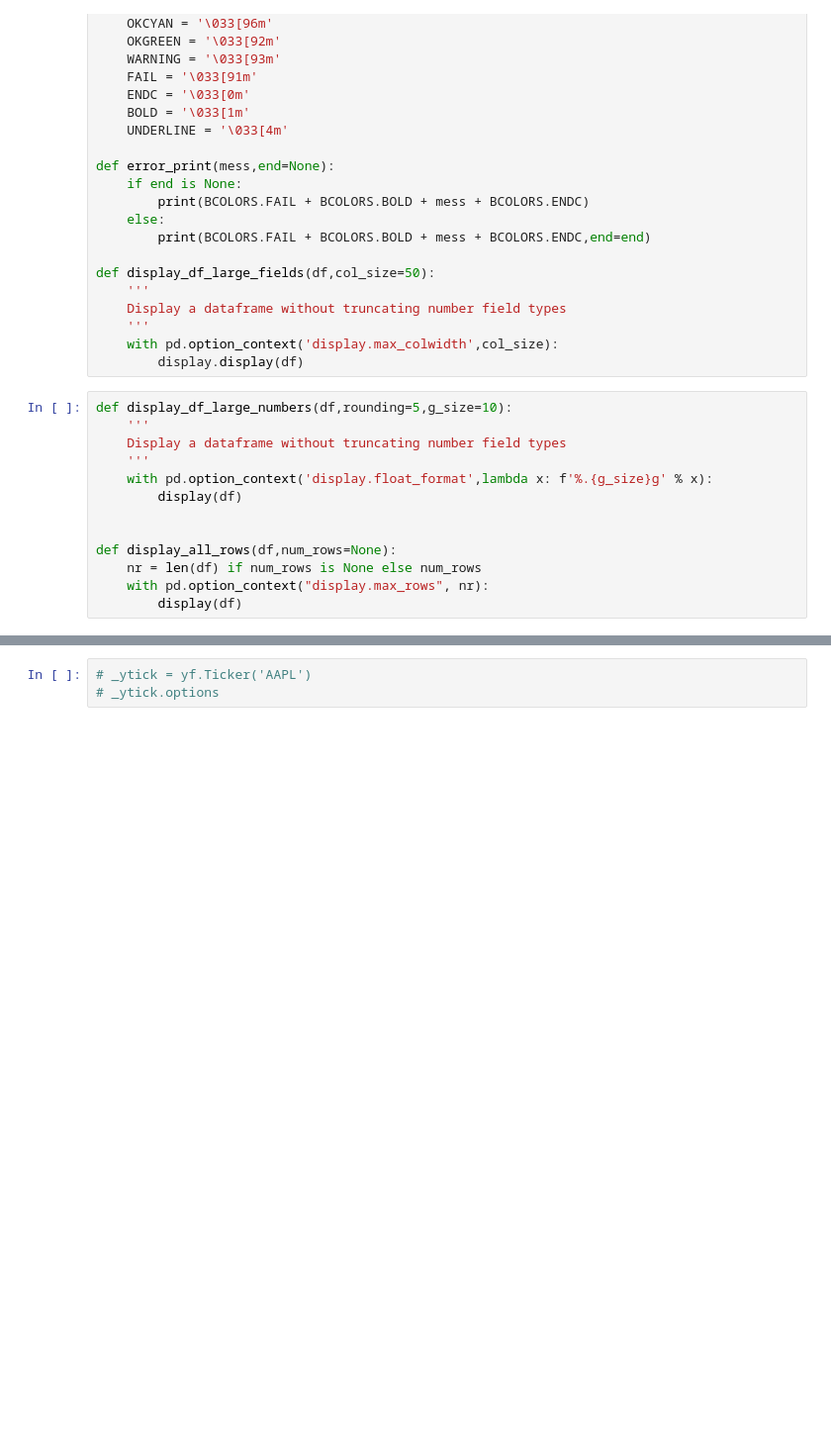
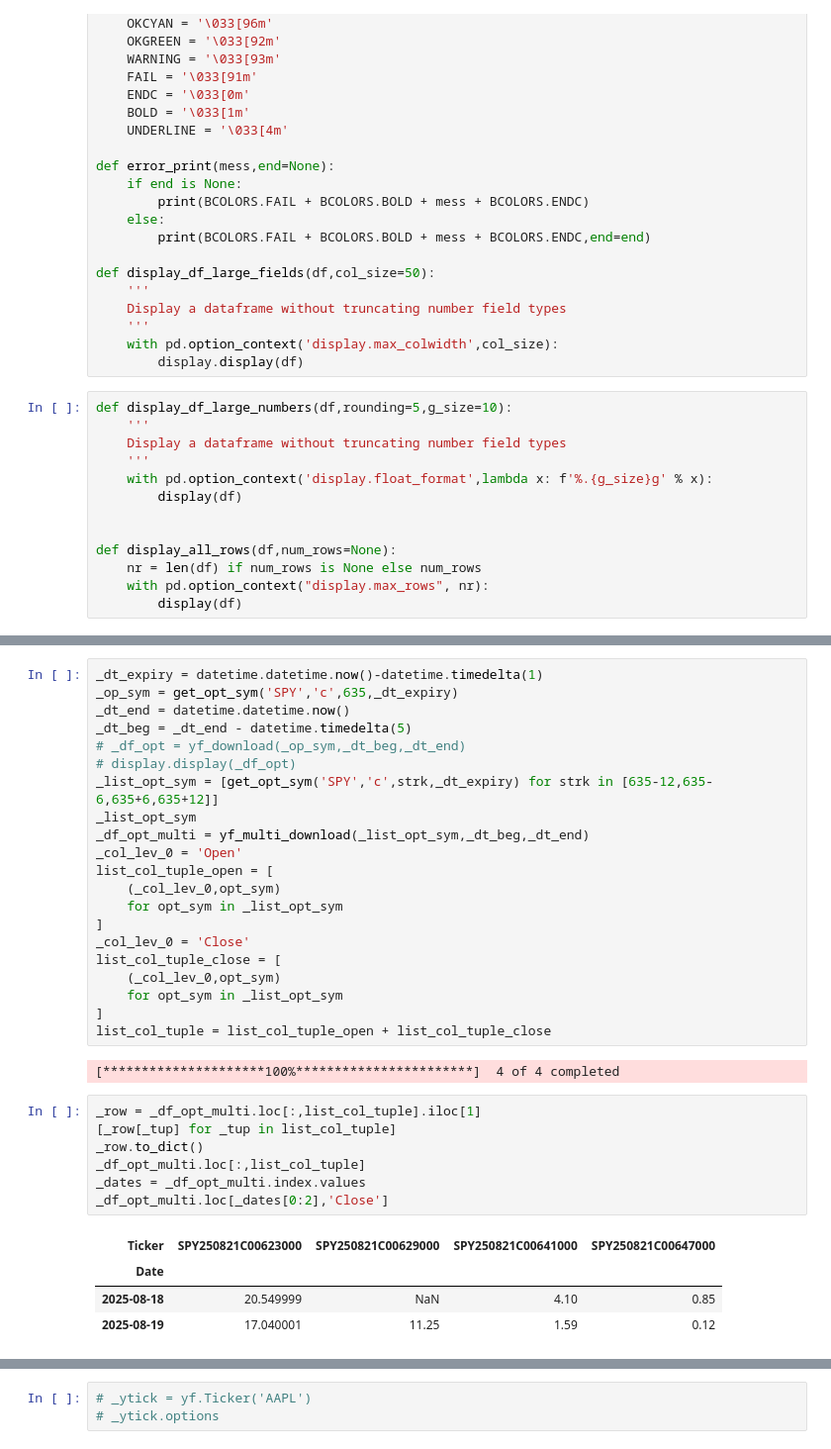
Before and after one commit to bgithub1/portfolio_risk, a Jupyter notebook: portfolio_risk/yahoo_options.ipynb, the cells around one changed output, grey strips where cells are left out. Shown: that part at 99% size. Cells and saved outputs as stored; diff of their text form; blank space fills up the shorter version.

```diff
--- a/portfolio_risk/yahoo_options.ipynb
+++ b/portfolio_risk/yahoo_options.ipynb
@@ -244,3 +265,38 @@ class YahooOptions:
         df_opt_all_2 =  df_opt_all_2[df_opt_all_2.afm_x==df_opt_all_2.afm_y]
         df_opt_all_2 = df_opt_all_2.drop_duplicates()
         return df_opt_all_2
+# %%
+_dt_expiry = datetime.datetime.now()-datetime.timedelta(1)
+_op_sym = get_opt_sym('SPY','c',635,_dt_expiry)
+_dt_end = datetime.datetime.now()
+_dt_beg = _dt_end - datetime.timedelta(5)
+# _df_opt = yf_download(_op_sym,_dt_beg,_dt_end)
+# display.display(_df_opt)
+_list_opt_sym = [get_opt_sym('SPY','c',strk,_dt_expiry) for strk in [635-12,635-6,635+6,635+12]]
+_list_opt_sym
+_df_opt_multi = yf_multi_download(_list_opt_sym,_dt_beg,_dt_end)
+_col_lev_0 = 'Open'
+list_col_tuple_open = [
+    (_col_lev_0,opt_sym)
+    for opt_sym in _list_opt_sym
+]
+_col_lev_0 = 'Close'
+list_col_tuple_close = [
+    (_col_lev_0,opt_sym)
+    for opt_sym in _list_opt_sym
+]
+list_col_tuple = list_col_tuple_open + list_col_tuple_close
+# %% [output]
+[*********************100%***********************]  4 of 4 completed
+# %%
+_row = _df_opt_multi.loc[:,list_col_tuple].iloc[1]
+[_row[_tup] for _tup in list_col_tuple]
+_row.to_dict()
+_df_opt_multi.loc[:,list_col_tuple]
+_dates = _df_opt_multi.index.values
+_df_opt_multi.loc[_dates[0:2],'Close']
+# %% [output]
+| Ticker | SPY250821C00623000 | SPY250821C00629000 | SPY250821C00641000 | SPY250821C00647000 |
+| Date |  |  |  |  |
+| 2025-08-18 | 20.549999 | NaN | 4.10 | 0.85 |
+| 2025-08-19 | 17.040001 | 11.25 | 1.59 | 0.12 |
```
Also changed, not shown: parts of 6 cells of this notebook.
